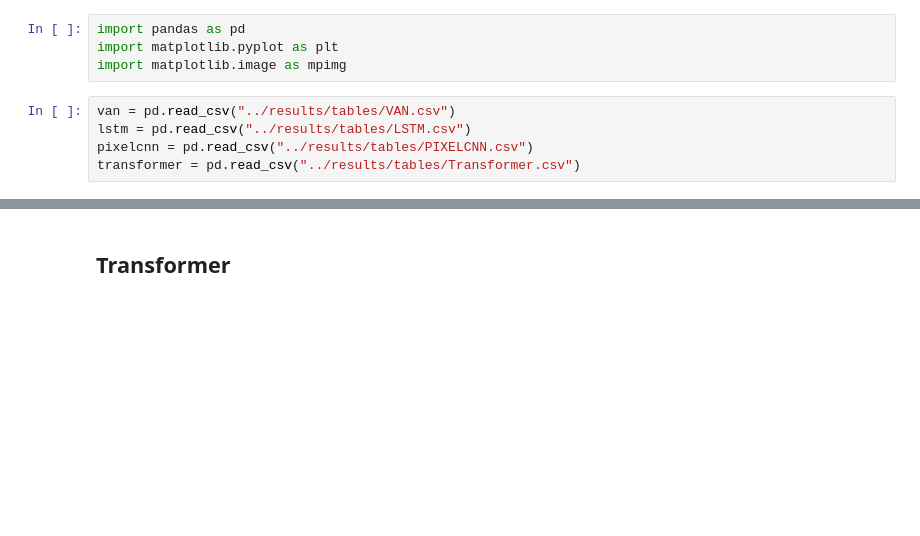
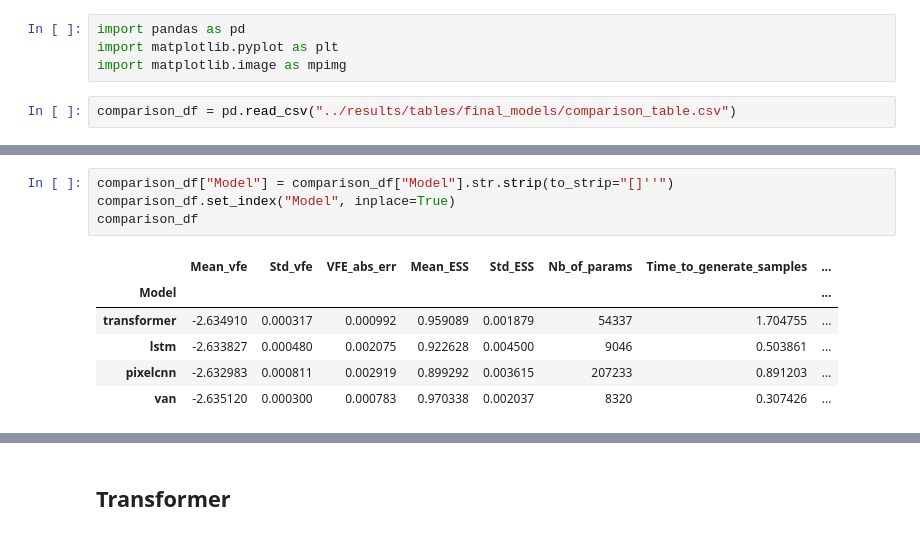
Before and after one commit to jan-szydlowski/Benchmarking-Autoregressive-Generative-Models, a Jupyter notebook: notebooks/analysis.ipynb, the cells around one changed output, grey strips where cells are left out. Drawn from its saved outputs; the diff is of its cells as text; blank space fills up the shorter version.

```diff
--- a/notebooks/analysis.ipynb
+++ b/notebooks/analysis.ipynb
@@ -15,7 +15,4 @@ import pandas as pd
 import matplotlib.pyplot as plt
 import matplotlib.image as mpimg
 # %%
-van = pd.read_csv("../results/tables/VAN.csv")
-lstm = pd.read_csv("../results/tables/LSTM.csv")
-pixelcnn = pd.read_csv("../results/tables/PIXELCNN.csv")
-transformer = pd.read_csv("../results/tables/Transformer.csv")
+comparison_df = pd.read_csv("../results/tables/final_models/comparison_table.csv")
@@ -52,0 +90,11 @@ plt.show()
+# %%
+comparison_df["Model"] = comparison_df["Model"].str.strip(to_strip="[]''")
+comparison_df.set_index("Model", inplace=True)
+comparison_df
+# %% [output]
+|  | Mean_vfe | Std_vfe | VFE_abs_err | Mean_ESS | Std_ESS | Nb_of_params | Time_to_generate_samples | ... |
+| Model |  |  |  |  |  |  |  | ... |
+| transformer | -2.634910 | 0.000317 | 0.000992 | 0.959089 | 0.001879 | 54337 | 1.704755 | ... |
+| lstm | -2.633827 | 0.000480 | 0.002075 | 0.922628 | 0.004500 | 9046 | 0.503861 | ... |
+| pixelcnn | -2.632983 | 0.000811 | 0.002919 | 0.899292 | 0.003615 | 207233 | 0.891203 | ... |
+| van | -2.635120 | 0.000300 | 0.000783 | 0.970338 | 0.002037 | 8320 | 0.307426 | ... |
```
Also changed, not shown: parts of 42 cells of this notebook, 15 other files.
